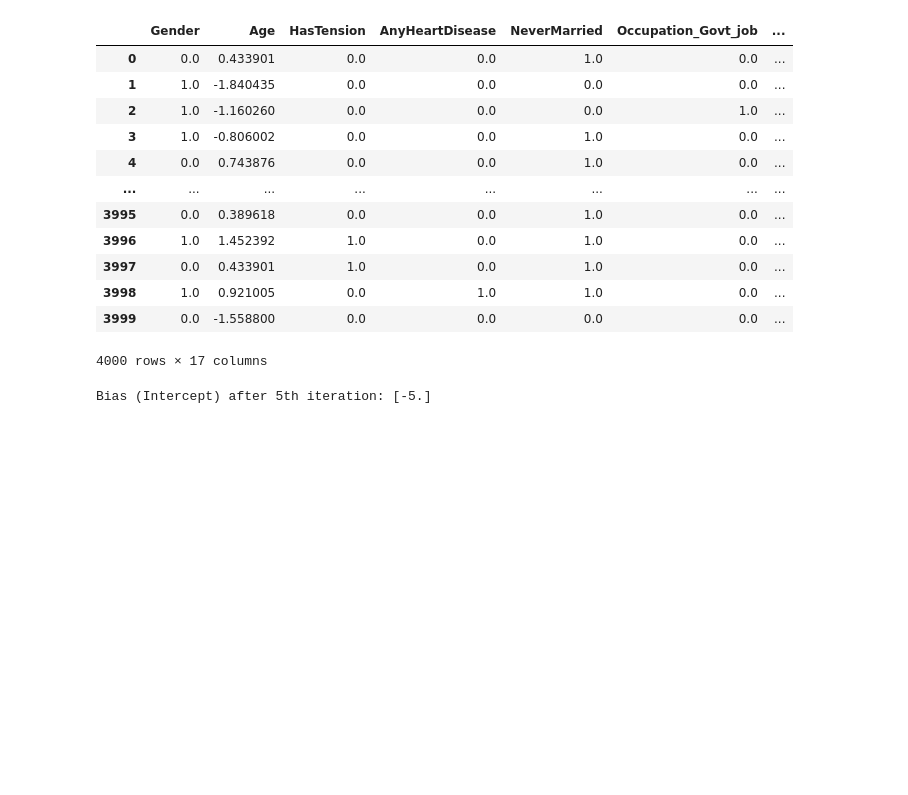
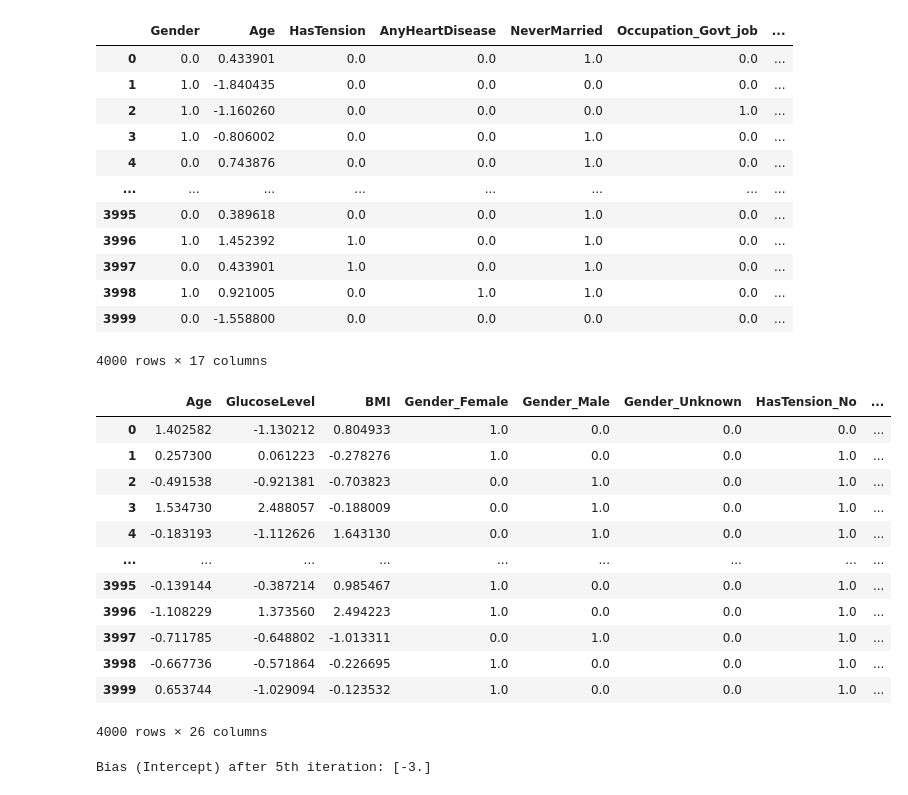
Before and after one commit to sonjaove/progg-and-DS-from-IITM, a Jupyter notebook: MLP/NPPE-2.ipynb, the cells around one changed output. Saved outputs shown, nothing was run; the diff lists cells and outputs as text; code cells hidden in the pictures; blank space fills up the shorter version.

```diff
--- a/MLP/NPPE-2.ipynb
+++ b/MLP/NPPE-2.ipynb
@@ -208,6 +317,22 @@ df
 | 3998 | 1.0 | 0.921005 | 0.0 | 1.0 | 1.0 | 0.0 | ... |
 | 3999 | 0.0 | -1.558800 | 0.0 | 0.0 | 0.0 | 0.0 | ... |
 4000 rows × 17 columns
+# %%
+new_Data
+# %% [output]
+|  | Age | GlucoseLevel | BMI | Gender_Female | Gender_Male | Gender_Unknown | HasTension_No | ... |
+| 0 | 1.402582 | -1.130212 | 0.804933 | 1.0 | 0.0 | 0.0 | 0.0 | ... |
+| 1 | 0.257300 | 0.061223 | -0.278276 | 1.0 | 0.0 | 0.0 | 1.0 | ... |
+| 2 | -0.491538 | -0.921381 | -0.703823 | 0.0 | 1.0 | 0.0 | 1.0 | ... |
+| 3 | 1.534730 | 2.488057 | -0.188009 | 0.0 | 1.0 | 0.0 | 1.0 | ... |
+| 4 | -0.183193 | -1.112626 | 1.643130 | 0.0 | 1.0 | 0.0 | 1.0 | ... |
+| ... | ... | ... | ... | ... | ... | ... | ... | ... |
+| 3995 | -0.139144 | -0.387214 | 0.985467 | 1.0 | 0.0 | 0.0 | 1.0 | ... |
+| 3996 | -1.108229 | 1.373560 | 2.494223 | 1.0 | 0.0 | 0.0 | 1.0 | ... |
+| 3997 | -0.711785 | -0.648802 | -1.013311 | 0.0 | 1.0 | 0.0 | 1.0 | ... |
+| 3998 | -0.667736 | -0.571864 | -0.226695 | 1.0 | 0.0 | 0.0 | 1.0 | ... |
+| 3999 | 0.653744 | -1.029094 | -0.123532 | 1.0 | 0.0 | 0.0 | 1.0 | ... |
+4000 rows × 26 columns
 # %%
 from sklearn.linear_model import Perceptron
 from sklearn.model_selection import train_test_split
@@ -217,7 +342,7 @@ X = df.drop(columns=['HeartAttack'])
 y = df['HeartAttack'].replace({'Yes': 1, 'No': 0})  # Replace "Yes" with 1 and "No" with 0
 
 # Split the data into training and test sets
-X_train, X_test, y_train, y_test = train_test_split(X, y, test_size=0.3, random_state=0, stratify=y)
+X_train, X_test, y_train, y_test = train_test_split(X, y, test_size=0.3,shuffle=False)
 
 # Initialize the Perceptron classifier with the specified parameters
 perceptron = Perceptron(
@@ -238,4 +363,4 @@ perceptron.fit(X_train, y_train)
 bias_after_5th_iteration = perceptron.intercept_
 print(f"Bias (Intercept) after 5th iteration: {bias_after_5th_iteration}")
 # %% [output]
-Bias (Intercept) after 5th iteration: [-5.]
+Bias (Intercept) after 5th iteration: [-3.]
```
Also changed, not shown: parts of 23 cells of this notebook.
